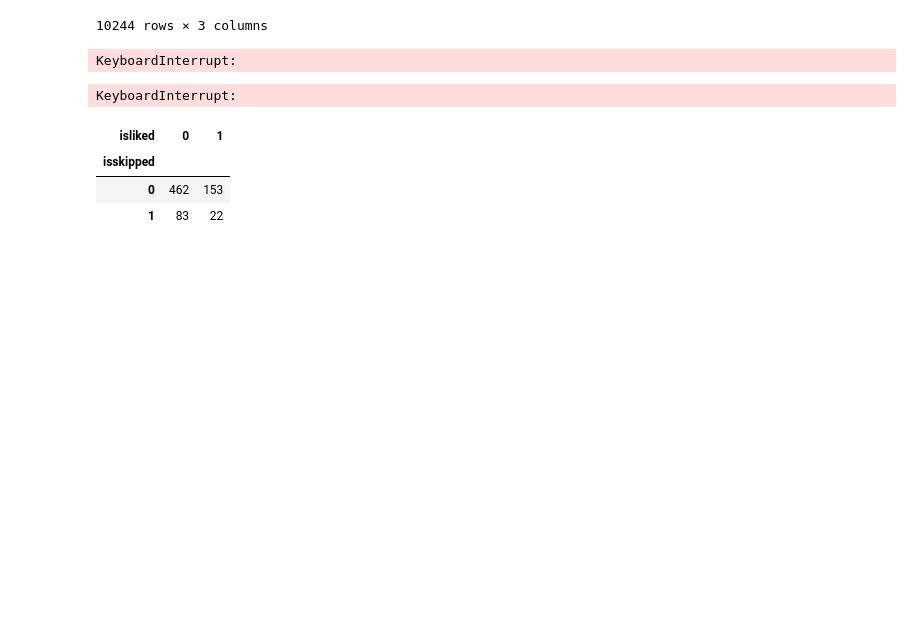
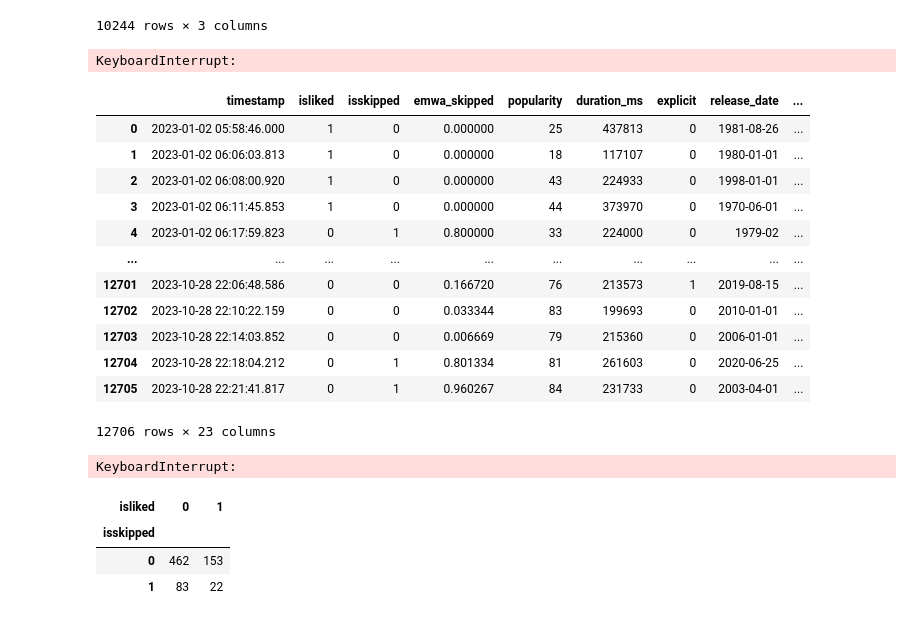
Before and after one commit to dawidkasz/song-skip-predictor, a Jupyter notebook: dokumentacja.ipynb, the cells around one changed output. Drawn from its saved outputs; the diff is of its cells as text; code cells hidden in the pictures; blank space fills up the shorter version.

```diff
--- a/dokumentacja.ipynb
+++ b/dokumentacja.ipynb
@@ -152,7 +152,7 @@ KeyboardInterrupt:
 # %%
 ses = sessions[sessions['event_type'].isin(['play', 'skip', 'like'])]
 user_sessions = ses.groupby(['session_id'])
-
+alpha = 0.8
 cache = []
 for idx, session in user_sessions:
     session = session.reset_index()
@@ -161,47 +161,68 @@ for idx, session in user_sessions:
     play_count = 0
     like_count = 0
     session_duration = Timedelta(0)
+    ewma_skipped = 0
     for _, track in session.groupby('track'):
         play_count += 1
         headers = track.iloc[0]
         track_id = headers['track_id']
         user_id = headers['user_id']
-        like_count += int('like' in track['event_type'].values)
-        skip_count += int('skip' in track['event_type'].values)
+        isskipped = 'skip' in track['event_type'].values
+        ewma_skipped = alpha*isskipped+(1-alpha)*ewma_skipped
+
+        isliked = 'like' in track['event_type'].values
+        like_count += int(isskipped)
+        skip_count += int(isliked)
         cache.append({
             'track_id': headers['track_id'],
             'timestamp': headers['timestamp'],
             'user_id': headers['user_id'],
-            'isliked': int('like' in track['event_type'].values),
-            'isskipped': int('skip' in track['event_type'].values),
+            'isliked': int(isliked),
+            'isskipped': int(isskipped),
             'session_skip_rate': skip_count/play_count,
             'session_duration': session_duration.total_seconds(),
             'play_count': play_count,
-            'like_count': like_count
+            'like_count': like_count,
+            'emwa_skipped': ewma_skipped
         })
         session_duration += max(track['timestamp'])-min(track['timestamp'])
 target_df = pd.DataFrame(cache)
 target_df['user_track_listens'] = target_df.groupby(['user_id', 'track_id']).cumcount() + 1
 target_df['user_listens'] = target_df.groupby(['user_id']).cumcount() + 1
 target_df['user_skips'] = target_df.groupby('user_id')['isskipped'].cumsum()
 target_df['user_skip_rate'] = target_df['user_skips']/target_df['user_listens']
 target_df = target_df.join(genres, on="track_id").join(tracks.set_index('id'), on="track_id").join(users.set_index('user_id'), on='user_id', rsuffix="_user")
 target_df=target_df.drop(columns=[col for col in target_df.columns if 'id' in col])
 
 def genre_similarity(genres1, genres2):
     # Split genres into words
     simillar = 0
     for g1 in genres1:
         for g2 in genres2:
             words_genre1 = set(g1.lower().split())
             words_genre2 = set(g2.lower().split())
             similarity = any(word in words_genre2 for word in words_genre1)
             simillar += 1 if similarity else 0
     return  simillar
 
 target_df['common_genres_size']=target_df.apply(lambda x: genre_similarity(x['genres'], x['favourite_genres']), axis=1)
 #target_df['common_genres_size']=target_df.apply(lambda x: len(set(x['genres']).intersection(x['favourite_genres'])), axis=1)
 
 
-target_df=target_df.drop(columns=['genres', 'name', 'name_user', 'favourite_genres', 'mode'])
+target_df = target_df.drop(columns=['genres', 'name', 'name_user', 'favourite_genres', 'mode'])
+target_df
+# %% [output]
+|  | timestamp | isliked | isskipped | emwa_skipped | popularity | duration_ms | explicit | release_date | ... |
+| 0 | 2023-01-02 05:58:46.000 | 1 | 0 | 0.000000 | 25 | 437813 | 0 | 1981-08-26 | ... |
+| 1 | 2023-01-02 06:06:03.813 | 1 | 0 | 0.000000 | 18 | 117107 | 0 | 1980-01-01 | ... |
+| 2 | 2023-01-02 06:08:00.920 | 1 | 0 | 0.000000 | 43 | 224933 | 0 | 1998-01-01 | ... |
+| 3 | 2023-01-02 06:11:45.853 | 1 | 0 | 0.000000 | 44 | 373970 | 0 | 1970-06-01 | ... |
+| 4 | 2023-01-02 06:17:59.823 | 0 | 1 | 0.800000 | 33 | 224000 | 0 | 1979-02 | ... |
+| ... | ... | ... | ... | ... | ... | ... | ... | ... | ... |
+| 12701 | 2023-10-28 22:06:48.586 | 0 | 0 | 0.166720 | 76 | 213573 | 1 | 2019-08-15 | ... |
+| 12702 | 2023-10-28 22:10:22.159 | 0 | 0 | 0.033344 | 83 | 199693 | 0 | 2010-01-01 | ... |
+| 12703 | 2023-10-28 22:14:03.852 | 0 | 0 | 0.006669 | 79 | 215360 | 0 | 2006-01-01 | ... |
+| 12704 | 2023-10-28 22:18:04.212 | 0 | 1 | 0.801334 | 81 | 261603 | 0 | 2020-06-25 | ... |
+| 12705 | 2023-10-28 22:21:41.817 | 0 | 1 | 0.960267 | 84 | 231733 | 0 | 2003-04-01 | ... |
+12706 rows × 23 columns
 # %%
```
Also changed, not shown: parts of 4 cells of this notebook.
